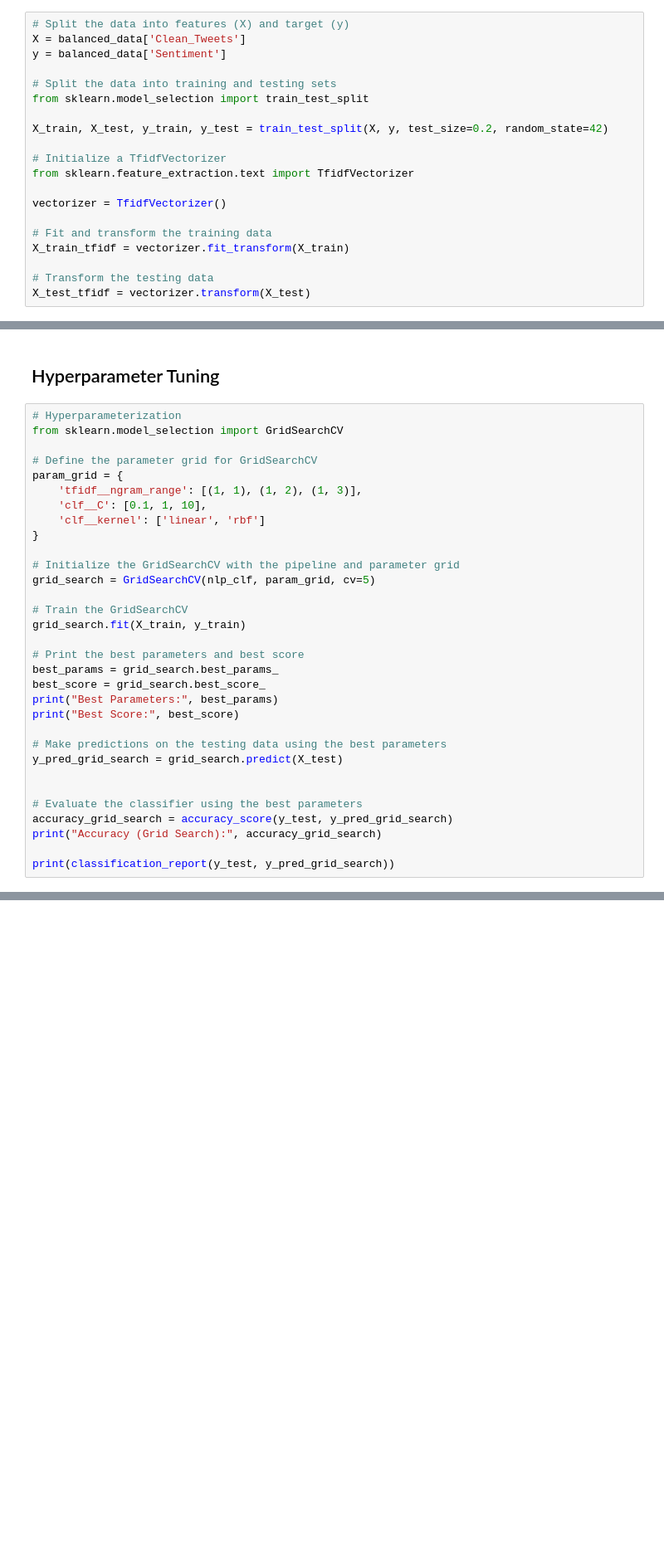
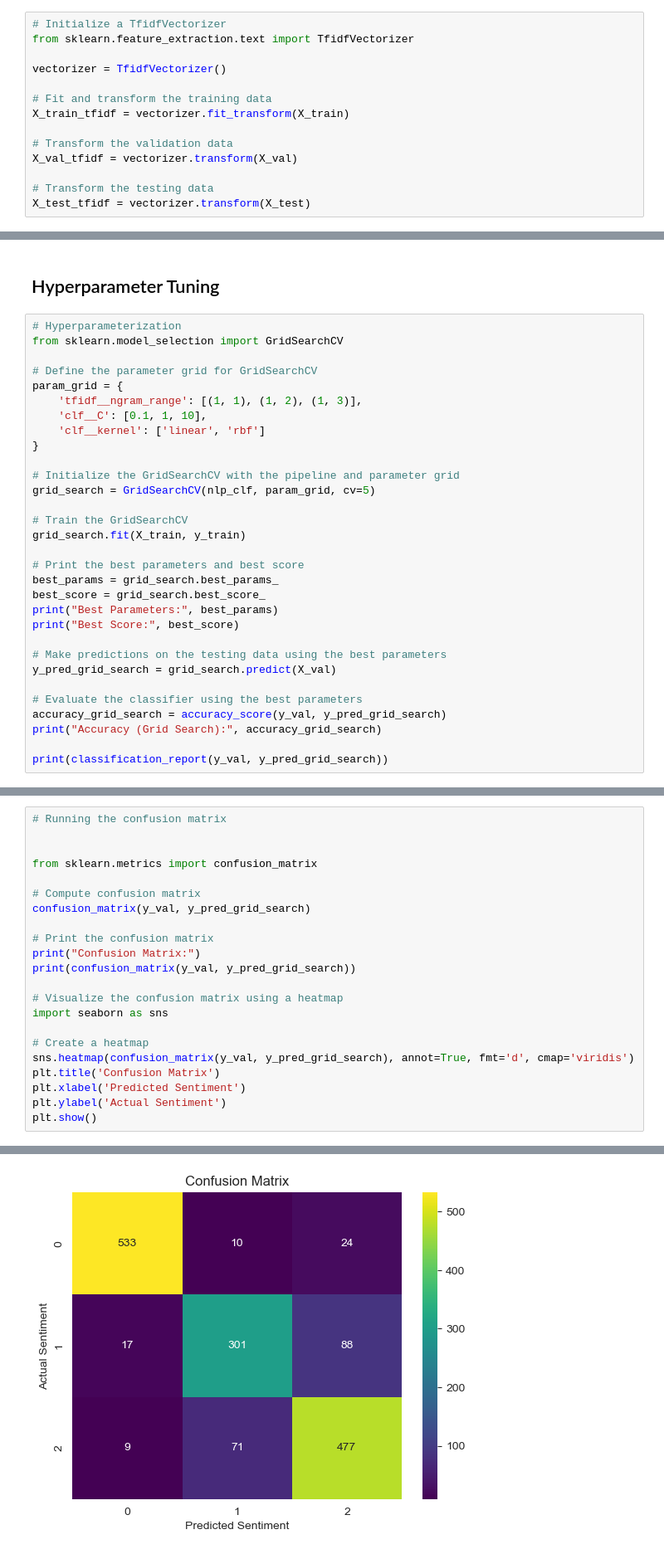
Before and after one commit to jgatharia/Phase_4_Project_, a Jupyter notebook: shamla.ipynb, the cells around one changed output, grey strips where cells are left out. Shown at 83% size. Saved outputs shown, nothing was run; the diff lists cells and outputs as text; blank space fills up the shorter version.

```diff
--- a/shamla.ipynb
+++ b/shamla.ipynb
@@ -812,13 +880,4 @@ balanced_data[['Tweet', 'Clean_Tweets']].head(30)
 # %%
-# Split the data into features (X) and target (y)
-X = balanced_data['Clean_Tweets']
-y = balanced_data['Sentiment']
-
-# Split the data into training and testing sets
-from sklearn.model_selection import train_test_split
-
-X_train, X_test, y_train, y_test = train_test_split(X, y, test_size=0.2, random_state=42)
-
 # Initialize a TfidfVectorizer
 from sklearn.feature_extraction.text import TfidfVectorizer
 
@@ -827,5 +886,8 @@ vectorizer = TfidfVectorizer()
 # Fit and transform the training data
 X_train_tfidf = vectorizer.fit_transform(X_train)
 
+# Transform the validation data
+X_val_tfidf = vectorizer.transform(X_val)
+
 # Transform the testing data
 X_test_tfidf = vectorizer.transform(X_test)
@@ -983,12 +1084,11 @@ print("Best Parameters:", best_params)
 print("Best Score:", best_score)
 
 # Make predictions on the testing data using the best parameters
-y_pred_grid_search = grid_search.predict(X_test)
-
+y_pred_grid_search = grid_search.predict(X_val)
 
 # Evaluate the classifier using the best parameters
-accuracy_grid_search = accuracy_score(y_test, y_pred_grid_search)
+accuracy_grid_search = accuracy_score(y_val, y_pred_grid_search)
 print("Accuracy (Grid Search):", accuracy_grid_search)
 
-print(classification_report(y_test, y_pred_grid_search))
+print(classification_report(y_val, y_pred_grid_search))
 # %% [output]
@@ -1006,0 +1109,23 @@ weighted avg       0.91      0.88      0.88      1276
+# %%
+# Running the confusion matrix
+
+
+from sklearn.metrics import confusion_matrix
+
+# Compute confusion matrix
+confusion_matrix(y_val, y_pred_grid_search)
+
+# Print the confusion matrix
+print("Confusion Matrix:")
+print(confusion_matrix(y_val, y_pred_grid_search))
+
+# Visualize the confusion matrix using a heatmap
+import seaborn as sns
+
+# Create a heatmap
+sns.heatmap(confusion_matrix(y_val, y_pred_grid_search), annot=True, fmt='d', cmap='viridis')
+plt.title('Confusion Matrix')
+plt.xlabel('Predicted Sentiment')
+plt.ylabel('Actual Sentiment')
+plt.show()
+# %% [output]
@@ -1006,0 +1136 @@ weighted avg       0.91      0.88      0.88      1276
+[figure, added]
```
Also changed, not shown: parts of 35 cells of this notebook.
